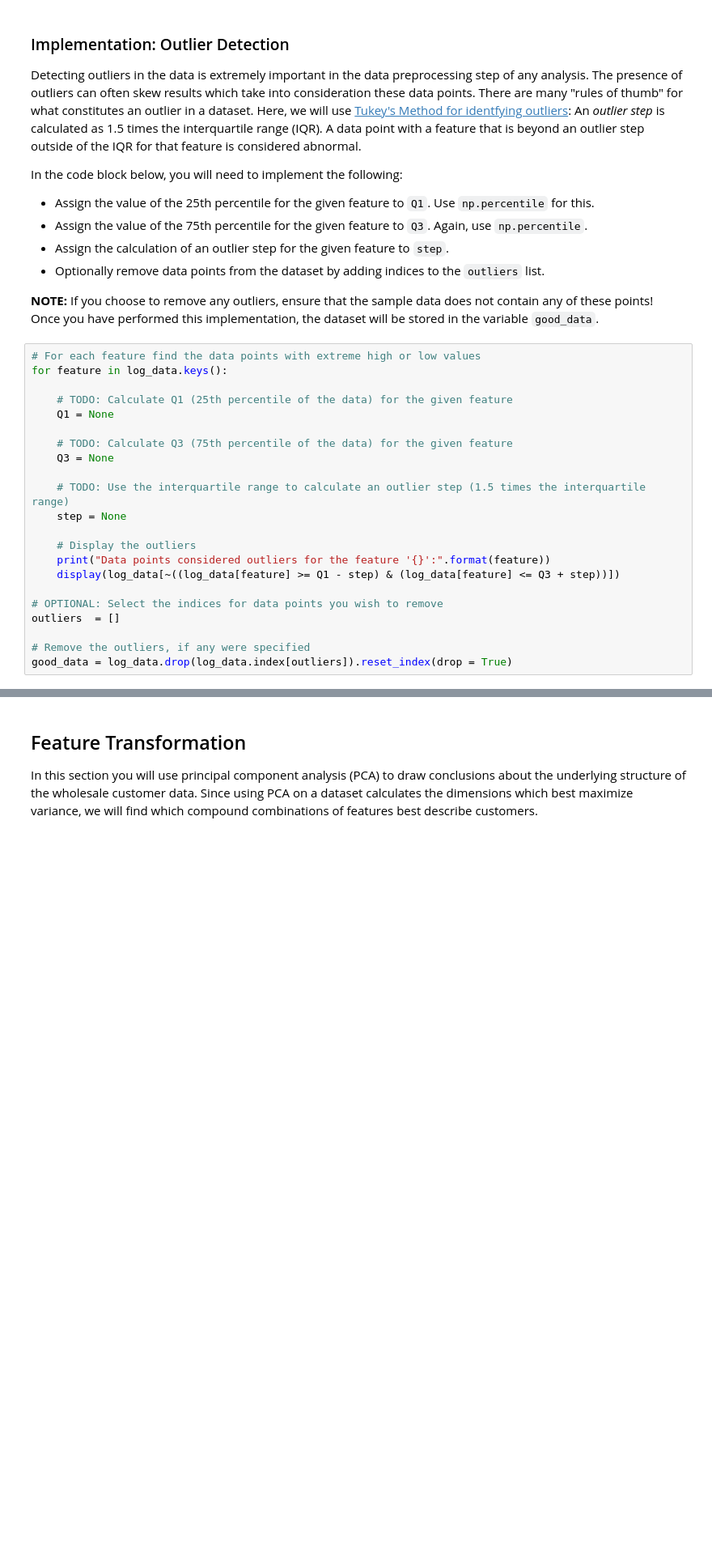
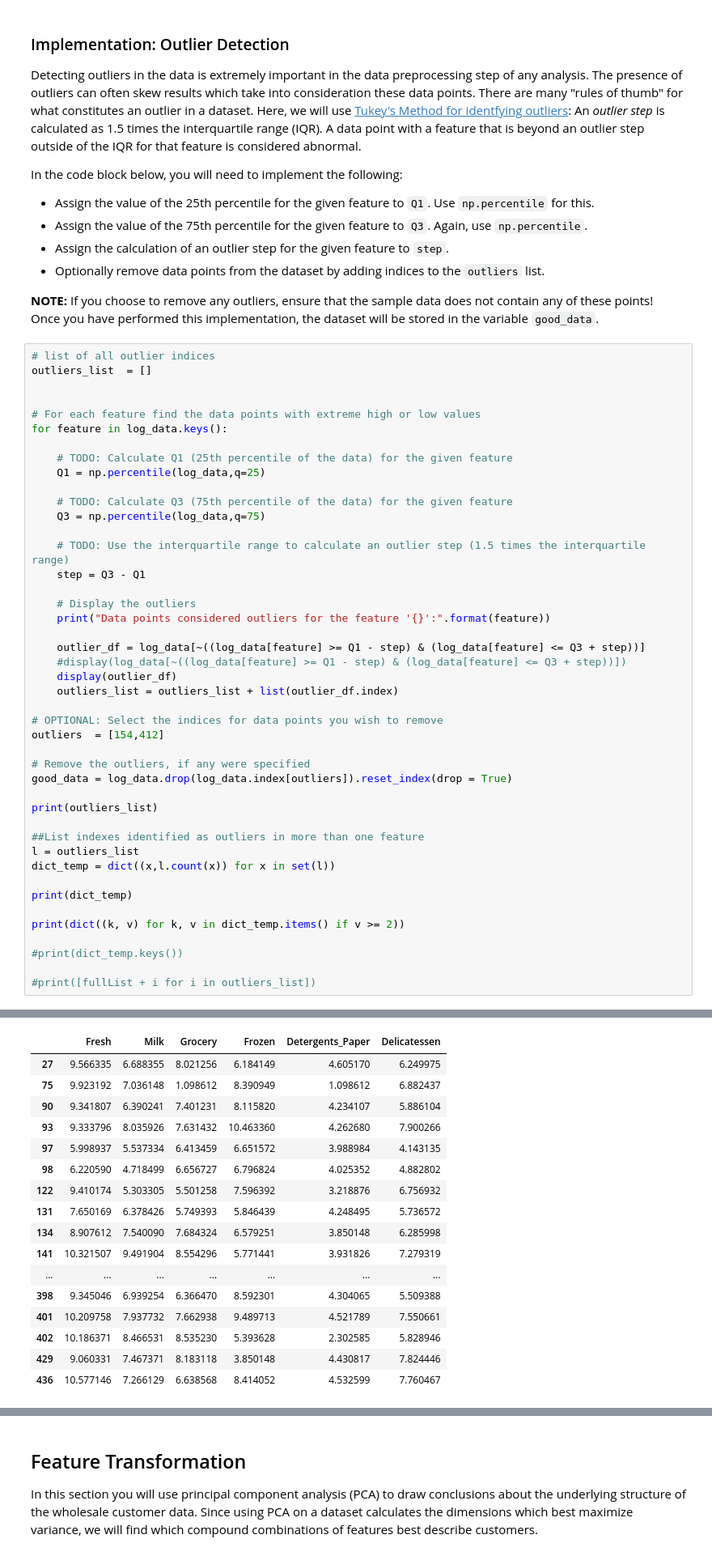
Before and after one commit to gtg269c/customer_segments, a Jupyter notebook: customer_segments.ipynb, the cells around one changed output, grey strips where cells are left out. Shown at 81% size. Drawn from its saved outputs; the diff is of its cells as text; blank space fills up the shorter version.

```diff
--- a/customer_segments.ipynb
+++ b/customer_segments.ipynb
@@ -218,24 +225,47 @@ In the code block below, you will need to implement the following:
 **NOTE:** If you choose to remove any outliers, ensure that the sample data does not contain any of these points!
 Once you have performed this implementation, the dataset will be stored in the variable `good_data`.
 # %%
+# list of all outlier indices
+outliers_list  = []
+
+
 # For each feature find the data points with extreme high or low values
 for feature in log_data.keys():
 
     # TODO: Calculate Q1 (25th percentile of the data) for the given feature
-    Q1 = None
+    Q1 = np.percentile(log_data,q=25)
 
     # TODO: Calculate Q3 (75th percentile of the data) for the given feature
-    Q3 = None
+    Q3 = np.percentile(log_data,q=75)
 
     # TODO: Use the interquartile range to calculate an outlier step (1.5 times the interquartile range)
-    step = None
+    step = Q3 - Q1
 
     # Display the outliers
     print("Data points considered outliers for the feature '{}':".format(feature))
-    display(log_data[~((log_data[feature] >= Q1 - step) & (log_data[feature] <= Q3 + step))])
+
+    outlier_df = log_data[~((log_data[feature] >= Q1 - step) & (log_data[feature] <= Q3 + step))]
+    #display(log_data[~((log_data[feature] >= Q1 - step) & (log_data[feature] <= Q3 + step))])
+    display(outlier_df)
+    outliers_list = outliers_list + list(outlier_df.index)
 
 # OPTIONAL: Select the indices for data points you wish to remove
-outliers  = []
+outliers  = [154,412]
 
 # Remove the outliers, if any were specified
 good_data = log_data.drop(log_data.index[outliers]).reset_index(drop = True)
+
+print(outliers_list)
+
+##List indexes identified as outliers in more than one feature
+l = outliers_list
+dict_temp = dict((x,l.count(x)) for x in set(l))
+
+print(dict_temp)
+
+print(dict((k, v) for k, v in dict_temp.items() if v >= 2))
+
+#print(dict_temp.keys())
+
+#print([fullList + i for i in outliers_list])
+# %% [output]
@@ -241,0 +317,17 @@ good_data = log_data.drop(log_data.index[outliers]).reset_index(drop = True)
+|  | Fresh | Milk | Grocery | Frozen | Detergents_Paper | Delicatessen |
+| 27 | 9.566335 | 6.688355 | 8.021256 | 6.184149 | 4.605170 | 6.249975 |
+| 75 | 9.923192 | 7.036148 | 1.098612 | 8.390949 | 1.098612 | 6.882437 |
+| 90 | 9.341807 | 6.390241 | 7.401231 | 8.115820 | 4.234107 | 5.886104 |
+| 93 | 9.333796 | 8.035926 | 7.631432 | 10.463360 | 4.262680 | 7.900266 |
+| 97 | 5.998937 | 5.537334 | 6.413459 | 6.651572 | 3.988984 | 4.143135 |
+| 98 | 6.220590 | 4.718499 | 6.656727 | 6.796824 | 4.025352 | 4.882802 |
+| 122 | 9.410174 | 5.303305 | 5.501258 | 7.596392 | 3.218876 | 6.756932 |
+| 131 | 7.650169 | 6.378426 | 5.749393 | 5.846439 | 4.248495 | 5.736572 |
+| 134 | 8.907612 | 7.540090 | 7.684324 | 6.579251 | 3.850148 | 6.285998 |
+| 141 | 10.321507 | 9.491904 | 8.554296 | 5.771441 | 3.931826 | 7.279319 |
+| ... | ... | ... | ... | ... | ... | ... |
+| 398 | 9.345046 | 6.939254 | 6.366470 | 8.592301 | 4.304065 | 5.509388 |
+| 401 | 10.209758 | 7.937732 | 7.662938 | 9.489713 | 4.521789 | 7.550661 |
+| 402 | 10.186371 | 8.466531 | 8.535230 | 5.393628 | 2.302585 | 5.828946 |
+| 429 | 9.060331 | 7.467371 | 8.183118 | 3.850148 | 4.430817 | 7.824446 |
+| 436 | 10.577146 | 7.266129 | 6.638568 | 8.414052 | 4.532599 | 7.760467 |
```
Also changed, not shown: parts of 33 cells of this notebook.
